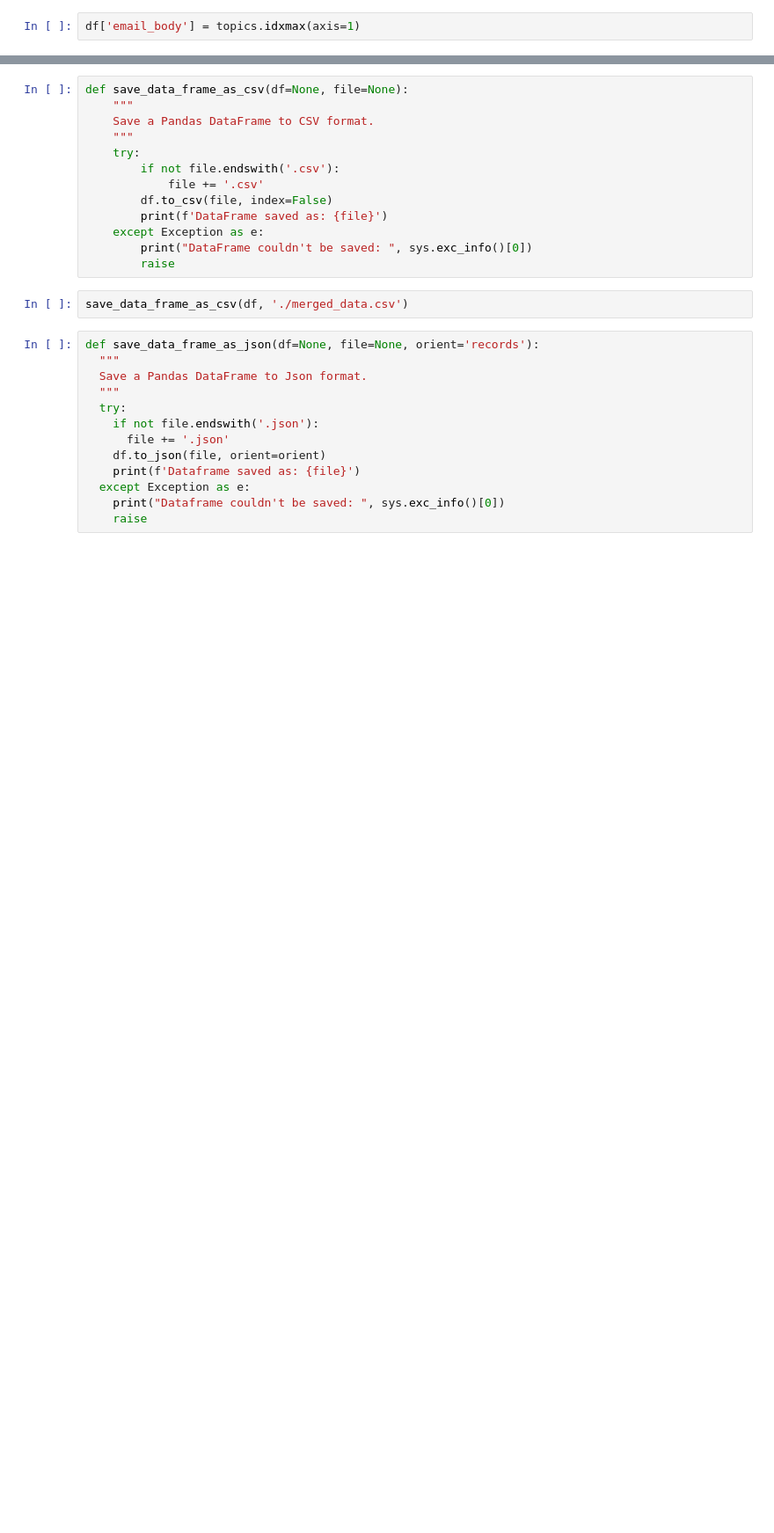
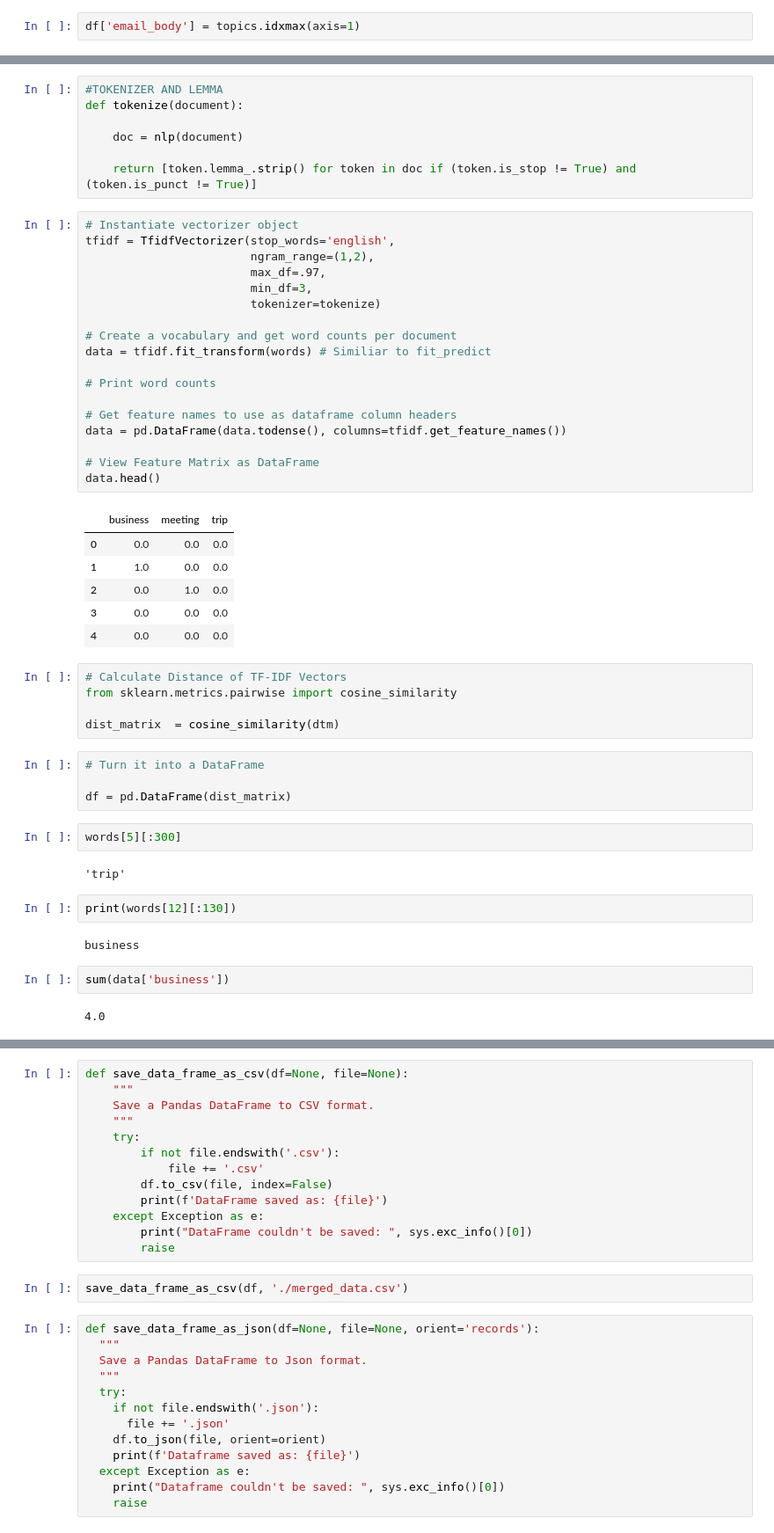
Before and after one commit to BloomTech-Labs/tagger-ds, a Jupyter notebook: SmartEmailTags.ipynb, the cells around one changed output, grey strips where cells are left out. Shown at 88% size. Drawn from its saved outputs; the diff is of its cells as text; blank space fills up the shorter version.

```diff
--- a/SmartEmailTags.ipynb
+++ b/SmartEmailTags.ipynb
@@ -345,0 +516,53 @@ Name: email_body, dtype: int64
+# %%
+#TOKENIZER AND LEMMA
+def tokenize(document):
+
+    doc = nlp(document)
+
+    return [token.lemma_.strip() for token in doc if (token.is_stop != True) and (token.is_punct != True)]
+# %%
+# Instantiate vectorizer object
+tfidf = TfidfVectorizer(stop_words='english',
+                        ngram_range=(1,2),
+                        max_df=.97,
+                        min_df=3,
+                        tokenizer=tokenize)
+
+# Create a vocabulary and get word counts per document
+data = tfidf.fit_transform(words) # Similiar to fit_predict
+
+# Print word counts
+
+# Get feature names to use as dataframe column headers
+data = pd.DataFrame(data.todense(), columns=tfidf.get_feature_names())
+
+# View Feature Matrix as DataFrame
+data.head()
+# %% [output]
+|  | business | meeting | trip |
+| 0 | 0.0 | 0.0 | 0.0 |
+| 1 | 1.0 | 0.0 | 0.0 |
+| 2 | 0.0 | 1.0 | 0.0 |
+| 3 | 0.0 | 0.0 | 0.0 |
+| 4 | 0.0 | 0.0 | 0.0 |
+# %%
+# Calculate Distance of TF-IDF Vectors
+from sklearn.metrics.pairwise import cosine_similarity
+
+dist_matrix  = cosine_similarity(dtm)
+# %%
+# Turn it into a DataFrame
+
+df = pd.DataFrame(dist_matrix)
+# %%
+words[5][:300]
+# %% [output]
+'trip'
+# %%
+print(words[12][:130])
+# %% [output]
+business
+# %%
+sum(data['business'])
+# %% [output]
+4.0
```
Also changed, not shown: parts of 25 cells of this notebook.
